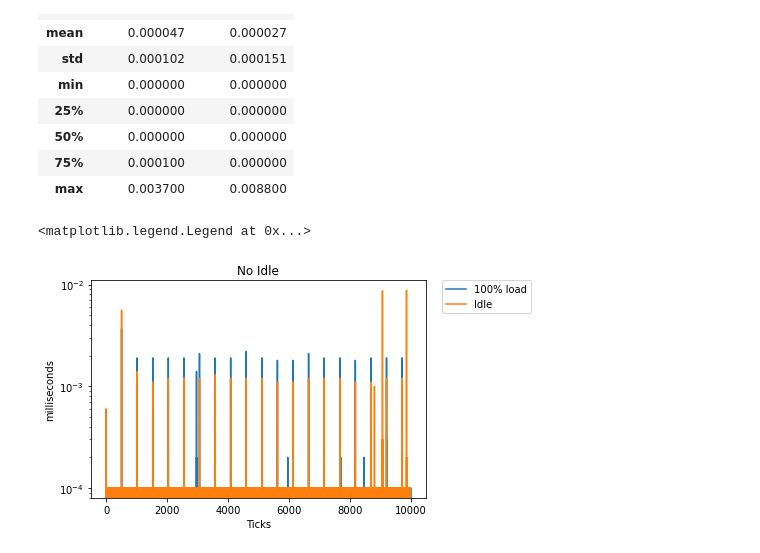
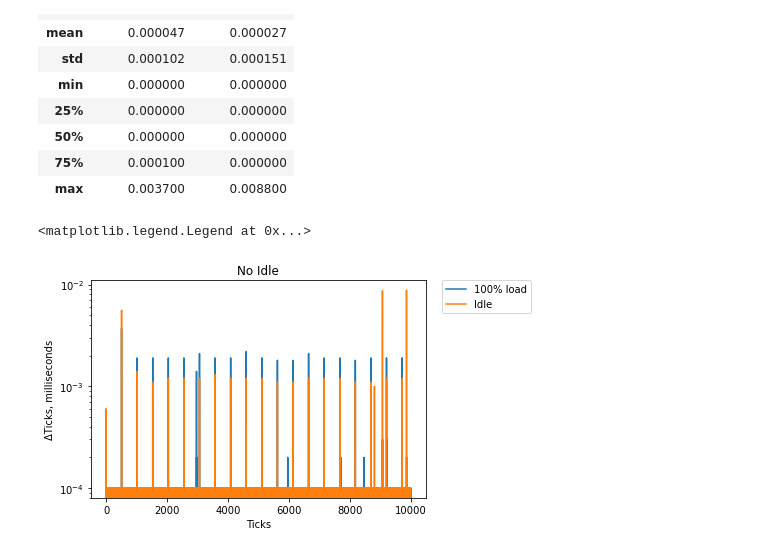
Before and after one commit to nikvoronin/timers-are-not-what-they-seem, a Jupyter notebook: doc/08-dedicated-thread--no-idle-no-action.ipynb, the cells around one changed output. Drawn from its saved outputs; the diff is of its cells as text; code cells hidden in the pictures.

```diff
--- a/doc/08-dedicated-thread--no-idle-no-action.ipynb
+++ b/doc/08-dedicated-thread--no-idle-no-action.ipynb
@@ -5,8 +5,8 @@
 import numpy as np
 import pandas as pd
 # %%
-th_idle = pd.read_csv("./data/th-nosleep-idle.csv", delimiter=';', decimal=',')
-th_load = pd.read_csv("./data/th-nosleep-load.csv", delimiter=';', decimal=',')
+th_idle = pd.read_csv("../data/th-nosleep-idle.csv", delimiter=';', decimal=',')
+th_load = pd.read_csv("../data/th-nosleep-load.csv", delimiter=';', decimal=',')
 df_th = pd.concat([th_load, th_idle])
 df_th.info()
 # %% [output]
@@ -34,8 +34,8 @@ df_th.describe()
 # %%
 ax = df_th.plot(title="No Idle", logy=True)
 
-ax.set(xlabel="Ticks", ylabel="milliseconds")
+ax.set(xlabel="Ticks", ylabel="ΔTicks, milliseconds")
 ax.legend(['100% load', 'Idle'], bbox_to_anchor=(1.05, 1), loc=2, borderaxespad=0.)
 # %% [output]
 <matplotlib.legend.Legend at 0x...>
-[figure, old version]
+[figure, new version]
```
Also changed, not shown: 9 other files.
